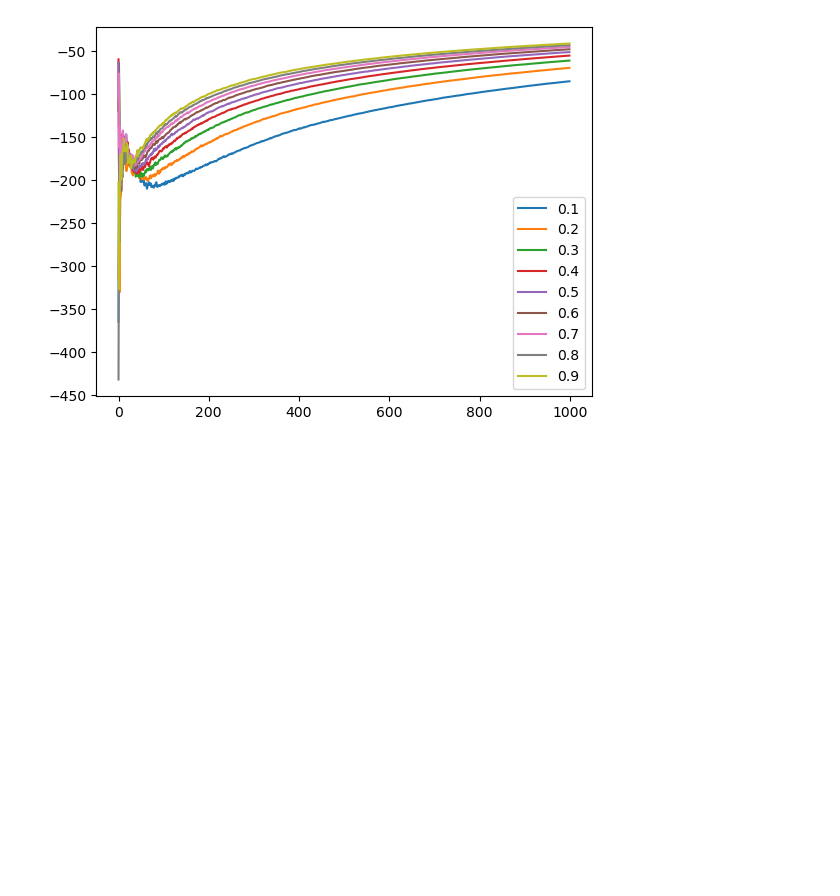
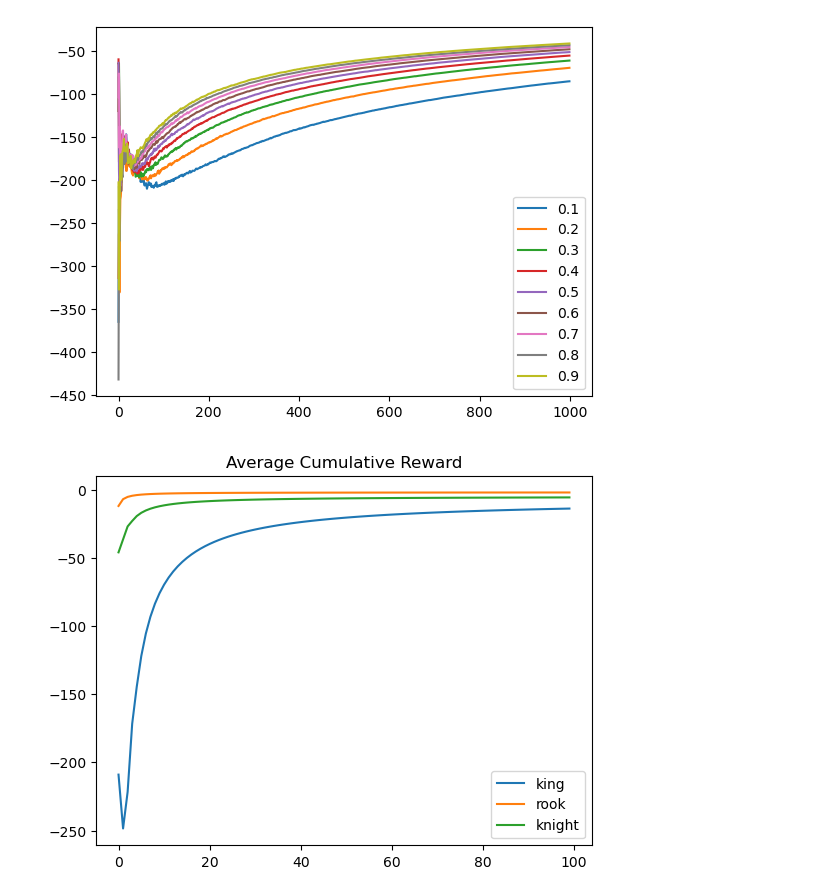
Before and after one commit to valinsogna/ReinForceMate, a Jupyter notebook: run.ipynb, the cells around one changed output. Drawn from its saved outputs; the diff is of its cells as text; code cells hidden in the pictures; blank space fills up the shorter version.

Commit message:
fixed cum_reward + results

```diff
--- a/run.ipynb
+++ b/run.ipynb
@@ -252,3 +248,68 @@ plt.legend()
 plt.show()
 # %% [output]
 [figure]
+# %%
+import time
+import matplotlib.pyplot as plt
+import numpy as np
+from tqdm import tqdm
+
+a_env = Board()
+a_p = Piece(piece='king')
+b_env = Board()
+b_p = Piece(piece='rook')
+c_env = Board()
+c_p = Piece(piece='knight')
+d_env = Board()
+d_p = Piece(piece='bishop')
+e_env = Board()
+
+
+algorithms = [
+    Policy_iteration(env=a_env, agent=a_p),
+    Policy_iteration(agent=b_p, env=b_env),
+    Policy_iteration(agent=c_p, env=c_env),
+    # Policy_iteration(agent=d_p, env=d_env)
+]
+
+results = []
+n_of_episodes = 100
+
+for algorithm in tqdm(algorithms):
+
+    start_time = time.time()
+    rewards = []
+    if type(algorithm).__name__ != 'Policy_iteration':
+        for episode in range(n_of_episodes):
+            reward = algorithm.run_episode(episode)  # this function should return the total reward for the episode
+            rewards.append(reward)
+
+    else:
+        for episode in range(n_of_episodes):
+            reward = algorithm.run_episode(n_of_episodes)
+        rewards = reward
+
+    end_time = time.time()
+
+    results.append({
+        'name': algorithm.agent.piece,
+        'rewards': rewards,
+        'time': end_time - start_time,
+    })
+
+#     print(len(rewards))
+
+# print(results)
+
+# Plot average cumulative reward
+for result in results:
+    plt.plot(np.cumsum(result['rewards']) / np.arange(1, n_of_episodes+1), label=result['name'])
+plt.legend()
+plt.title('Average Cumulative Reward')
+plt.show()
+
+# Print time taken
+for result in results:
+    print(f"{result['name']} took {result['time']} seconds")
+# %% [output]
+[figure, added]
```
Also changed, not shown: parts of 5 cells of this notebook, 6 other files.
